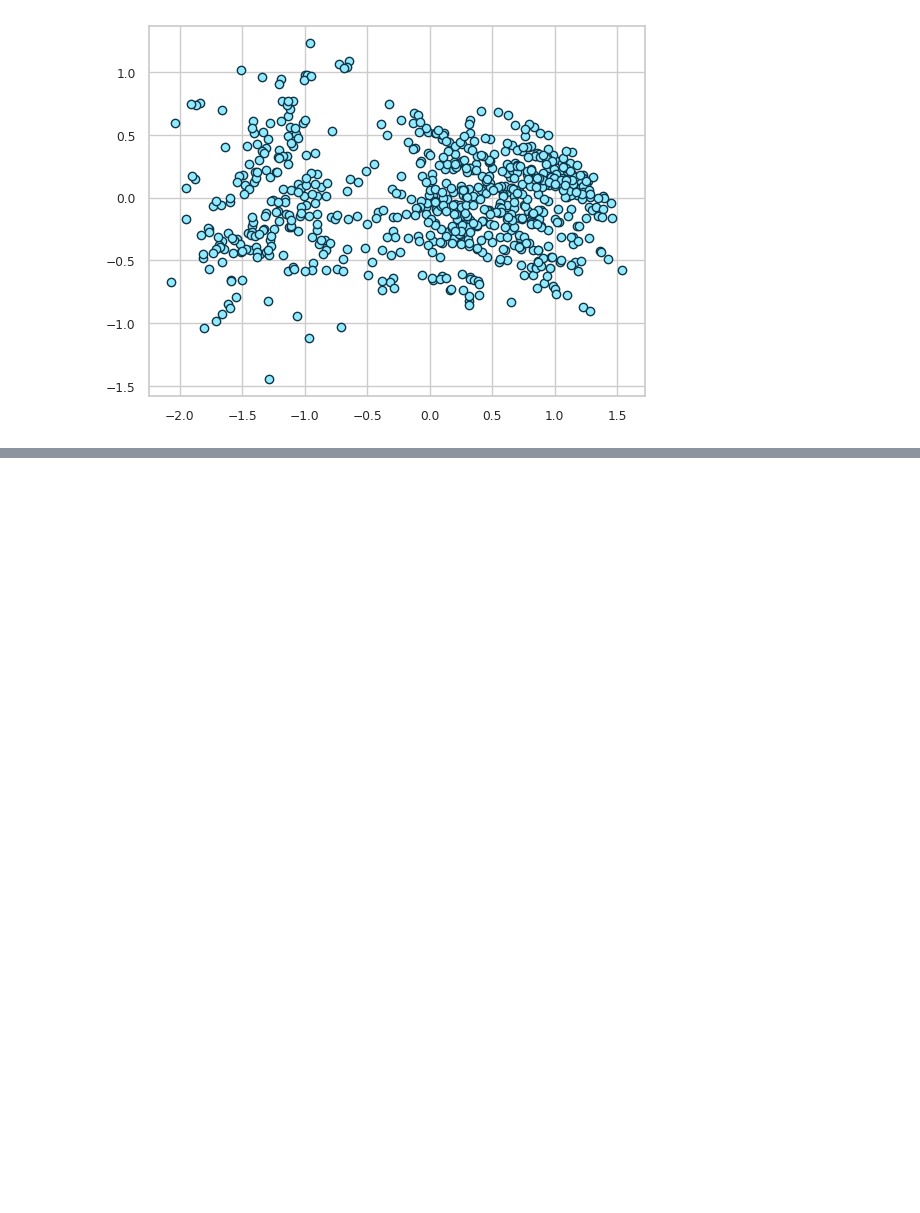
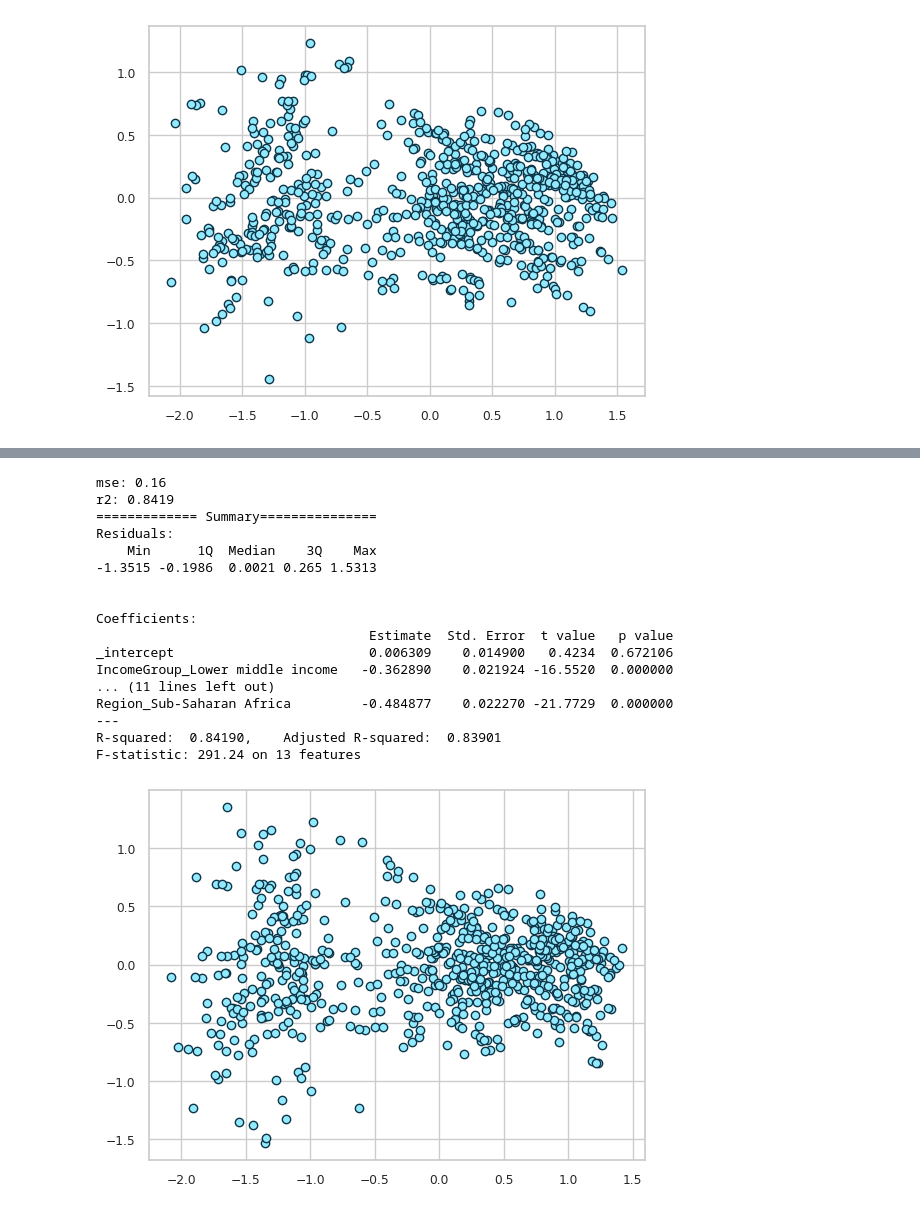
Before and after one commit to William-CCS96/linear_regression_life_expectancy_and_socioeconomic, a Jupyter notebook: notebooks/0.0-linear_regression_life_expectancy_and_socioeconomic-introduction.ipynb, the cells around one changed output, grey strips where cells are left out. Cells and saved outputs as stored; diff of their text form; code cells hidden in the pictures; blank space fills up the shorter version.

```diff
--- a/notebooks/0.0-linear_regression_life_expectancy_and_socioeconomic-introduction.ipynb
+++ b/notebooks/0.0-linear_regression_life_expectancy_and_socioeconomic-introduction.ipynb
@@ -648,0 +756,25 @@ check_residuals (y_test, y_pred)
+# %%
+cols_reduc = ["Corruption", "Education Expenditure %", "Region_North America", "Region_Europe & Central Asia", "Region_South Asia",
+              "Injuries", "Life Expectancy World Bank", "Region_Latin America & Caribbean"]
+
+cols = list(set(df_clean.columns)- set(cols_reduc))
+model_creation(df = df_clean, cols=cols)
+# %% [output]
+mse: 0.16
+r2: 0.8419
+============= Summary===============
+Residuals:
+    Min      1Q  Median    3Q    Max
+-1.3515 -0.1986  0.0021 0.265 1.5313
+
+
+Coefficients:
+                                   Estimate  Std. Error  t value   p value
+_intercept                         0.006309    0.014900   0.4234  0.672106
+IncomeGroup_Lower middle income   -0.362890    0.021924 -16.5520  0.000000
+... (11 lines left out)
+Region_Sub-Saharan Africa         -0.484877    0.022270 -21.7729  0.000000
+---
+R-squared:  0.84190,    Adjusted R-squared:  0.83901
+F-statistic: 291.24 on 13 features
+[figure, added]
```
Also changed, not shown: parts of 12 cells of this notebook, 2 other files.
